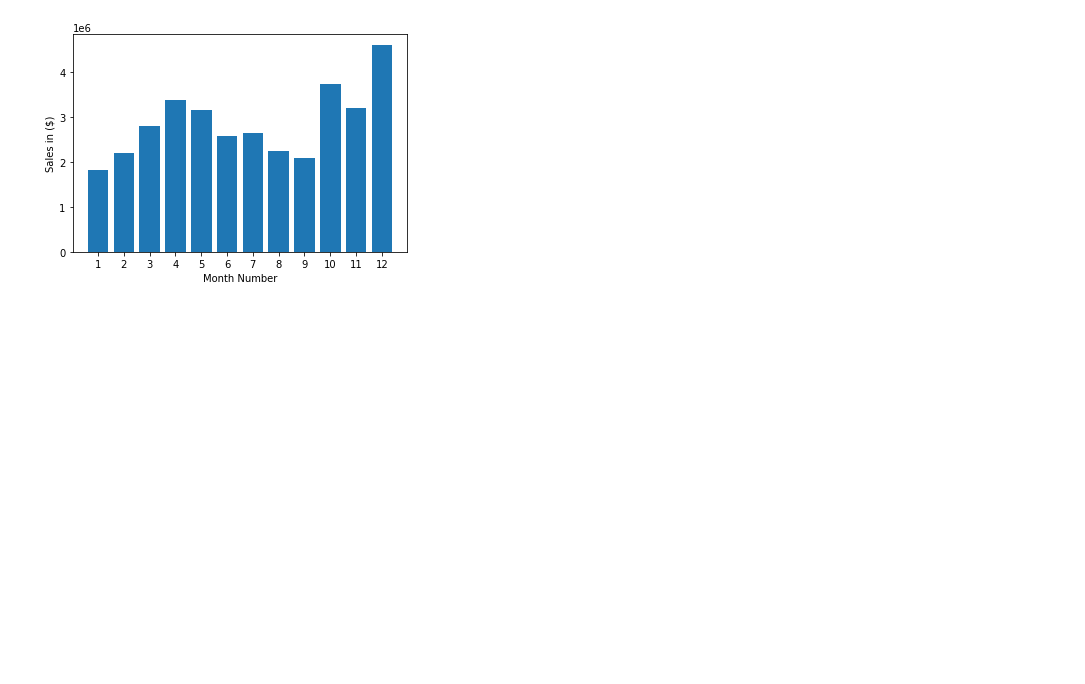
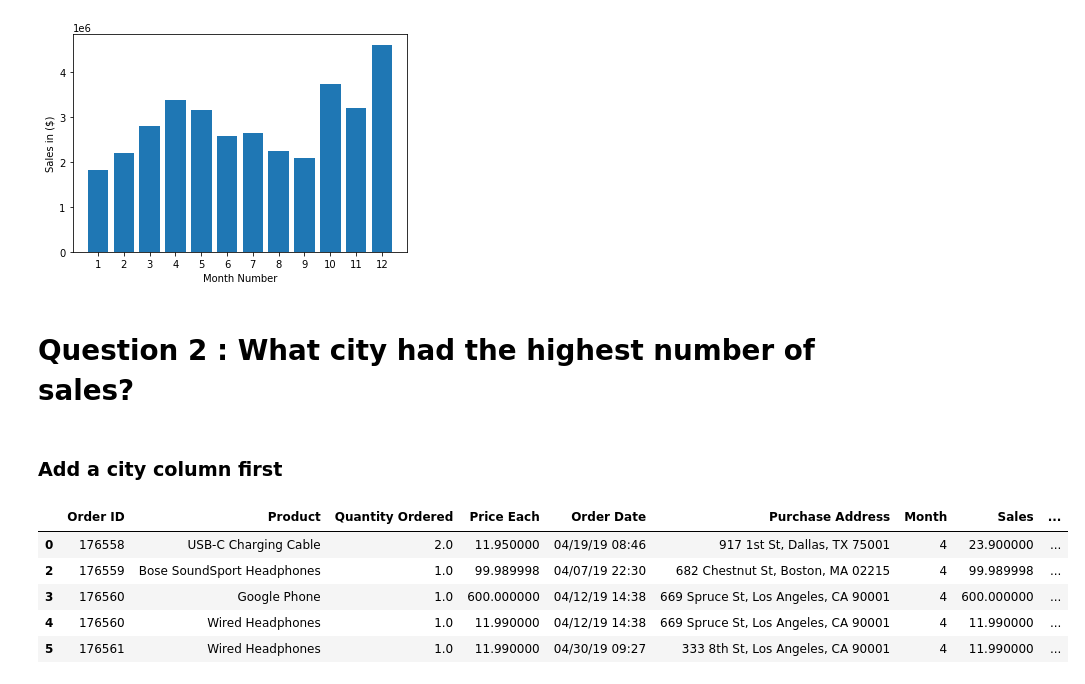
Before and after one commit to Newtanmukh/Python-projects, a Jupyter notebook: Business sales analysis/Business Sales.ipynb, the cells around one changed output. Cells and saved outputs as stored; diff of their text form; code cells hidden in the pictures; blank space fills up the shorter version.

Commit message:
almost done. two question remaining

```diff
--- a/Business sales analysis/Business Sales.ipynb
+++ b/Business sales analysis/Business Sales.ipynb
@@ -110,3 +110,29 @@ plt.ylabel("Sales in ($)")
 plt.show()
 # %% [output]
 [figure]
+# %% [markdown]
+# Question 2 : What city had the highest number of sales?
+# %% [markdown]
+### Add a city column first
+# %%
+# the apply() will allow us to run any function on our dataframe.
+
+def get_city(address):
+    return address.split(',')[1]
+
+def get_state(address):
+    return address.split(',')[2].split(' ')[1]
+
+all_data['City']=all_data['Purchase Address'].apply(lambda x:get_city(x)+' '+get_state(x))
+#To delete a column, do all_data=all_data.delete(columns='column_name')
+#However, there can be many city duplicates around the world as well, so just sorting on the basis of city is not enough.
+#for example, there can be two portlands, one in UK and other one in US.
+
+all_data.head()
+# %% [output]
+|  | Order ID | Product | Quantity Ordered | Price Each | Order Date | Purchase Address | Month | Sales | ... |
+| 0 | 176558 | USB-C Charging Cable | 2.0 | 11.950000 | 04/19/19 08:46 | 917 1st St, Dallas, TX 75001 | 4 | 23.900000 | ... |
+| 2 | 176559 | Bose SoundSport Headphones | 1.0 | 99.989998 | 04/07/19 22:30 | 682 Chestnut St, Boston, MA 02215 | 4 | 99.989998 | ... |
+| 3 | 176560 | Google Phone | 1.0 | 600.000000 | 04/12/19 14:38 | 669 Spruce St, Los Angeles, CA 90001 | 4 | 600.000000 | ... |
+| 4 | 176560 | Wired Headphones | 1.0 | 11.990000 | 04/12/19 14:38 | 669 Spruce St, Los Angeles, CA 90001 | 4 | 11.990000 | ... |
+| 5 | 176561 | Wired Headphones | 1.0 | 11.990000 | 04/30/19 09:27 | 333 8th St, Los Angeles, CA 90001 | 4 | 11.990000 | ... |
```
Also changed, not shown: parts of 2 cells of this notebook.
